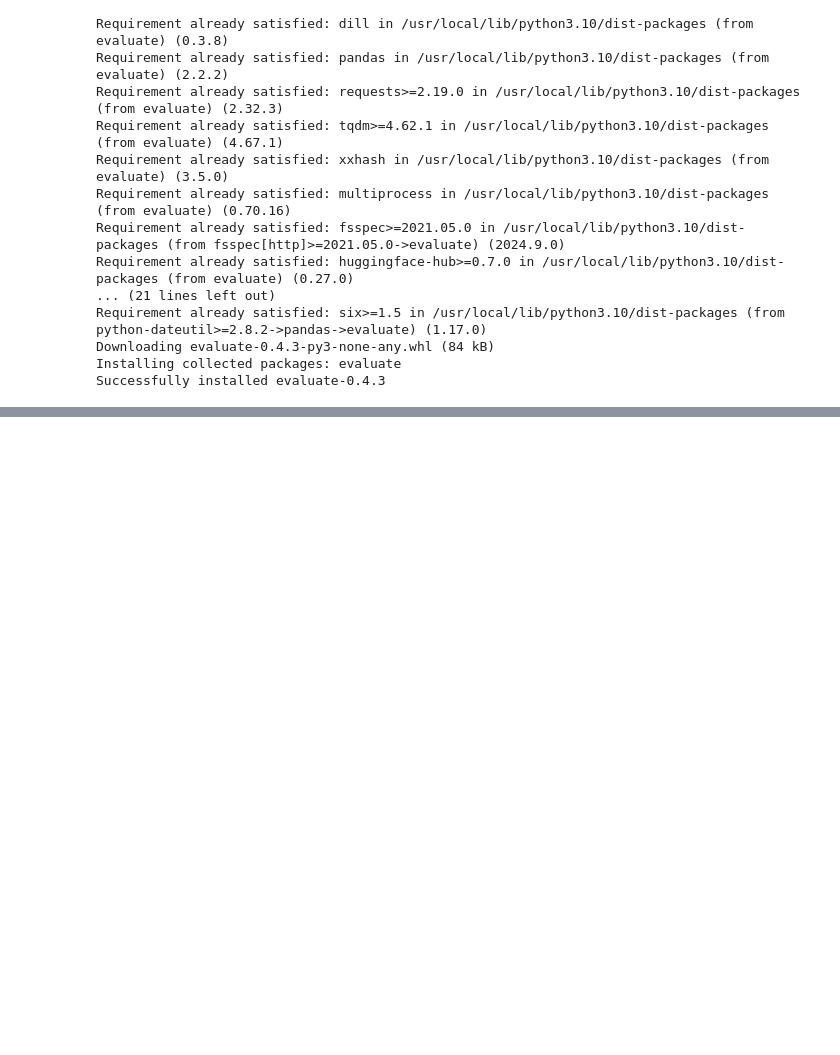
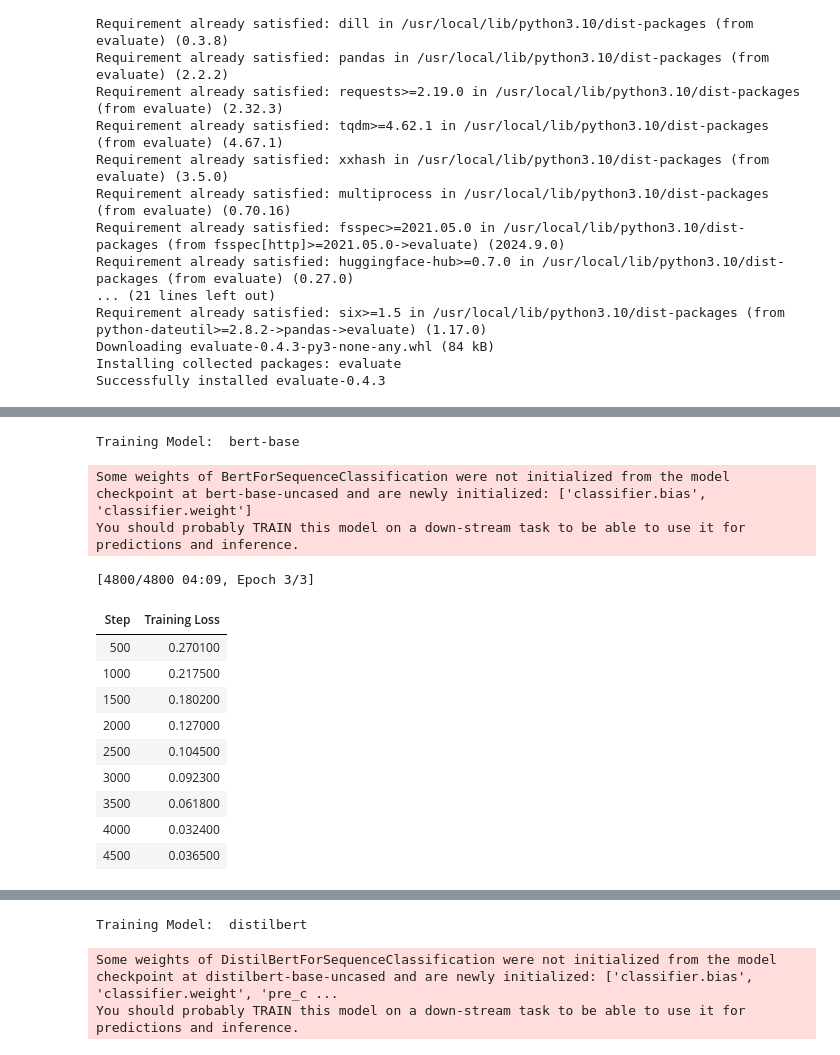
Before and after one commit to ZS4MLDL/hugging_face_code, a Jupyter notebook: fake_news_detection_distill_mobile_tiny_bert.ipynb, the cells around one changed output, grey strips where cells are left out. Saved outputs shown, nothing was run; the diff lists cells and outputs as text; code cells hidden in the pictures; blank space fills up the shorter version.

```diff
--- a/fake_news_detection_distill_mobile_tiny_bert.ipynb
+++ b/fake_news_detection_distill_mobile_tiny_bert.ipynb
@@ -262,9 +262,9 @@ import numpy as np
 
 accuracy = evaluate.load("accuracy")
 
-def compute_metrics_evaluate(eval_pred):
+def compute_metrics_evaluate(eval_preds):
   predictions, labels = eval_preds
-  predictions = np.argmax(prediction, axis=1)
+  predictions = np.argmax(predictions, axis=1)
   return accuracy.compute(predictions=predictions, references=labels)
 # %%
 from transformers import TrainingArguments
@@ -334,0 +356,73 @@ print(classification_report(y_true, y_pred,target_names=list(label2id)))
+# %%
+# use sklearn to build compute metrics
+from sklearn.metrics import accuracy_score, f1_score
+
+def compute_metrics(pred):
+    labels = pred.label_ids
+    preds = pred.predictions.argmax(-1)
+
+    f1 = f1_score(labels, preds, average="weighted")
+    acc = accuracy_score(labels, preds)
+
+    return {"accuracy": acc, "f1": f1}
+# %%
+model_dict = {
+    "bert-base": "bert-base-uncased",
+    "distilbert": "distilbert-base-uncased",
+    "mobilebert": "google/mobilebert-uncased",
+    "tinybert": "huawei-noah/TinyBERT_General_4L_312D"
+}
+
+def train_model(model_name):
+    model_ckpt = model_dict[model_name]
+    tokenizer = AutoTokenizer.from_pretrained(model_ckpt)
+    config = AutoConfig.from_pretrained(model_ckpt, label2id=label2id, id2label=id2label)
+    model = AutoModelForSequenceClassification.from_pretrained(model_ckpt, config=config).to(device)
+
+    def local_tokenizer(batch):
+        temp = tokenizer(batch['title'], padding=True, truncation=True)
+        return temp
+
+    encoded_dataset = dataset.map(local_tokenizer, batched=True, batch_size=None)
+
+    trainer = Trainer(
+                model=model,
+                compute_metrics=compute_metrics,
+                train_dataset=encoded_dataset['train'],
+                eval_dataset=encoded_dataset['validation'],
+                tokenizer=tokenizer
+            )
+
+    trainer.train()
+
+    preds = trainer.predict(encoded_dataset['test'])
+
+    return preds.metrics
+
+
+import time
+model_performance = {}
+for model_name in model_dict:
+    print("\n\n")
+    print("Training Model: ", model_name)
+
+    start = time.time()
+    result = train_model(model_name)
+    end = time.time()
+
+    model_performance[model_name] = {model_name:result, "time taken": end-start}
+# %% [output]
+Training Model:  bert-base
+Some weights of BertForSequenceClassification were not initialized from the model checkpoint at bert-base-uncased and are newly initialized: ['classifier.bias', 'classifier.weight']
+You should probably TRAIN this model on a down-stream task to be able to use it for predictions and inference.
+[4800/4800 04:09, Epoch 3/3]
+| Step | Training Loss |
+| 500 | 0.270100 |
+| 1000 | 0.217500 |
+| 1500 | 0.180200 |
+| 2000 | 0.127000 |
+| 2500 | 0.104500 |
+| 3000 | 0.092300 |
+| 3500 | 0.061800 |
+| 4000 | 0.032400 |
+| 4500 | 0.036500 |
@@ -334,0 +430,3 @@ print(classification_report(y_true, y_pred,target_names=list(label2id)))
+Training Model:  distilbert
+Some weights of DistilBertForSequenceClassification were not initialized from the model checkpoint at distilbert-base-uncased and are newly initialized: ['classifier.bias', 'classifier.weight', 'pre_c ...
+You should probably TRAIN this model on a down-stream task to be able to use it for predictions and inference.
```
Also changed, not shown: parts of 10 cells of this notebook.
